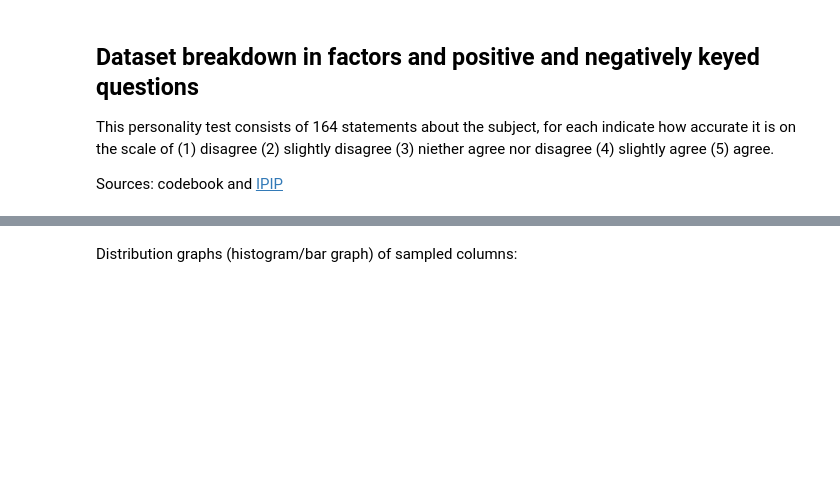
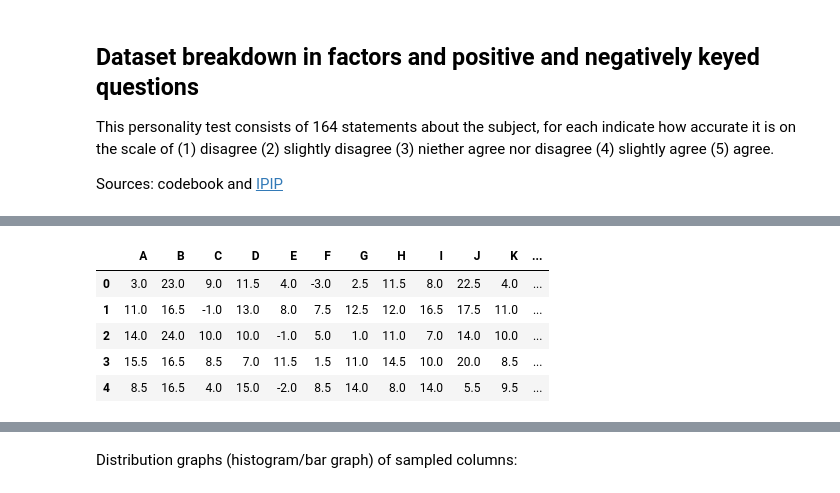
Before and after one commit to jmrr/personality-insights, a Jupyter notebook: 16_personality_factors/Cattell's 16 Personality Exploratory Analysis.ipynb, the cells around one changed output, grey strips where cells are left out. Cells and saved outputs as stored; diff of their text form; code cells hidden in the pictures; blank space fills up the shorter version.

```diff
--- a/16_personality_factors/Cattell's 16 Personality Exploratory Analysis.ipynb
+++ b/16_personality_factors/Cattell's 16 Personality Exploratory Analysis.ipynb
@@ -118,0 +173,15 @@ negative_questions = [ # negative questions substracting to the trait
+# %%
+# Histogram of traits:
+
+for trait in traits:
+    trait_cols = sorted([col for col in df.columns if trait in col])
+    df[trait] = df[trait_cols].sum(axis=1)
+
+df[traits].head()
+# %% [output]
+|  | A | B | C | D | E | F | G | H | I | J | K | ... |
+| 0 | 3.0 | 23.0 | 9.0 | 11.5 | 4.0 | -3.0 | 2.5 | 11.5 | 8.0 | 22.5 | 4.0 | ... |
+| 1 | 11.0 | 16.5 | -1.0 | 13.0 | 8.0 | 7.5 | 12.5 | 12.0 | 16.5 | 17.5 | 11.0 | ... |
+| 2 | 14.0 | 24.0 | 10.0 | 10.0 | -1.0 | 5.0 | 1.0 | 11.0 | 7.0 | 14.0 | 10.0 | ... |
+| 3 | 15.5 | 16.5 | 8.5 | 7.0 | 11.5 | 1.5 | 11.0 | 14.5 | 10.0 | 20.0 | 8.5 | ... |
+| 4 | 8.5 | 16.5 | 4.0 | 15.0 | -2.0 | 8.5 | 14.0 | 8.0 | 14.0 | 5.5 | 9.5 | ... |
```
Also changed, not shown: parts of 18 cells of this notebook, 3 other files.
